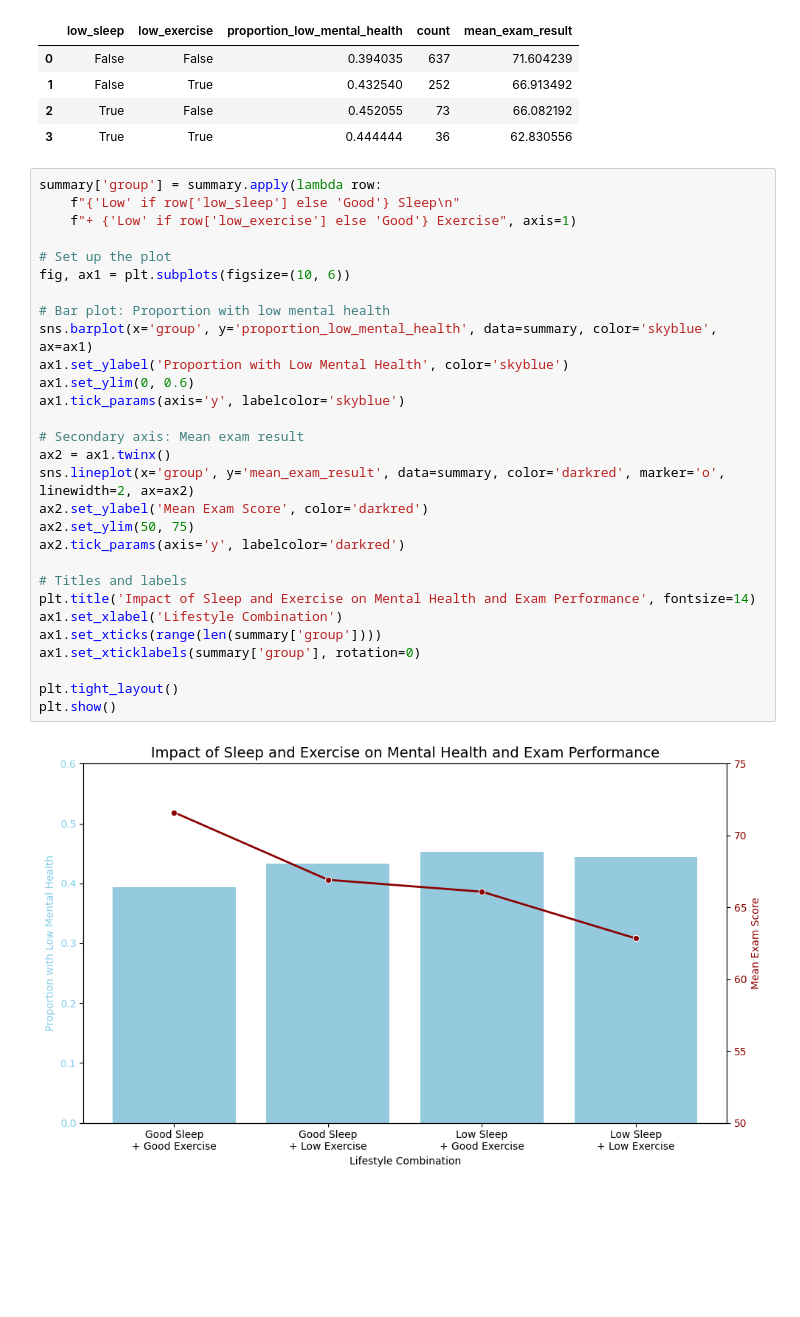
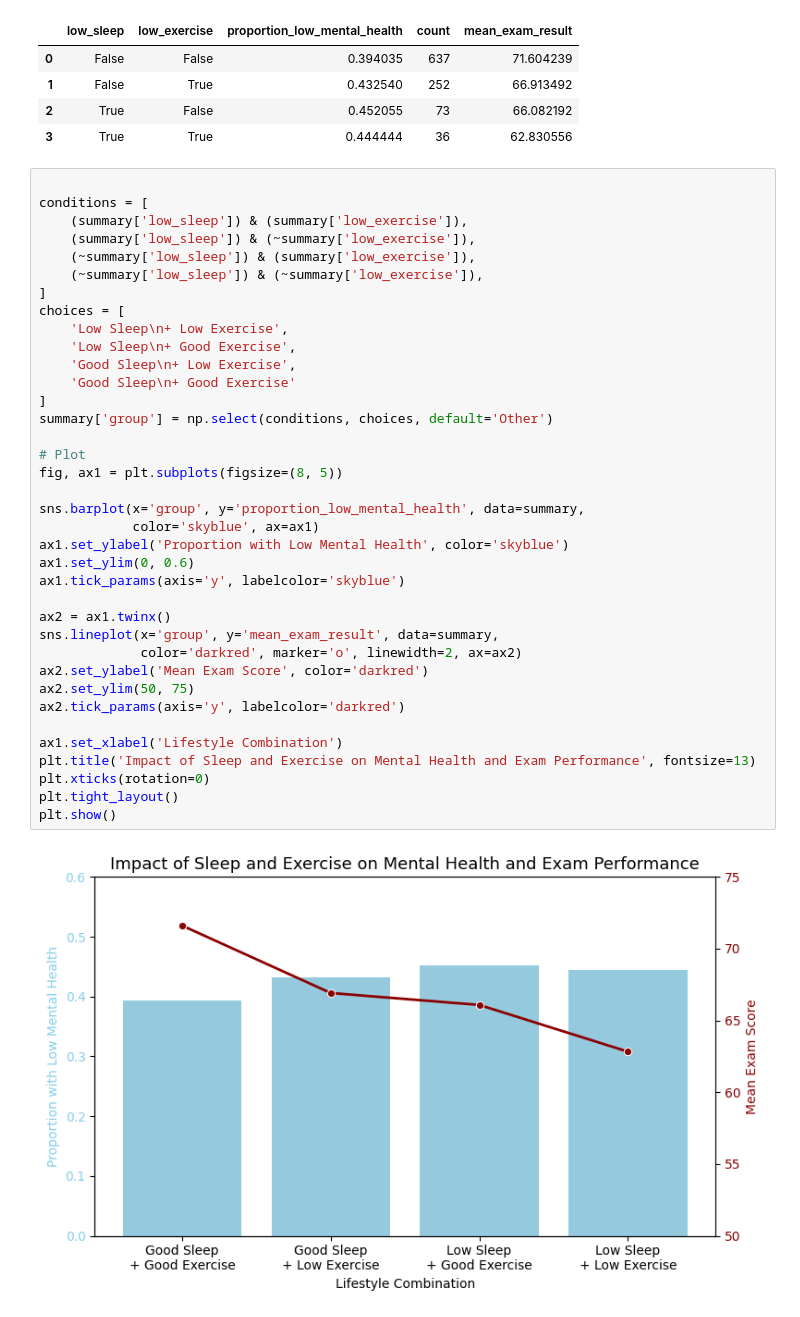
Before and after one commit to martyna-haliniak/visualisations_in_python, a Jupyter notebook: visualisations_task.ipynb, the cells around one changed output. Saved outputs shown, nothing was run; the diff lists cells and outputs as text; blank space fills up the shorter version.

```diff
--- a/visualisations_task.ipynb
+++ b/visualisations_task.ipynb
@@ -473,37 +479,45 @@ summary
 | 1 | False | True | 0.432540 | 252 | 66.913492 |
 | 2 | True | False | 0.452055 | 73 | 66.082192 |
 | 3 | True | True | 0.444444 | 36 | 62.830556 |
-# %%
-summary['group'] = summary.apply(lambda row:
-    f"{'Low' if row['low_sleep'] else 'Good'} Sleep\n"
-    f"+ {'Low' if row['low_exercise'] else 'Good'} Exercise", axis=1)
-
-# Set up the plot
-fig, ax1 = plt.subplots(figsize=(10, 6))
-
-# Bar plot: Proportion with low mental health
-sns.barplot(x='group', y='proportion_low_mental_health', data=summary, color='skyblue', ax=ax1)
-ax1.set_ylabel('Proportion with Low Mental Health', color='skyblue')
-ax1.set_ylim(0, 0.6)
-ax1.tick_params(axis='y', labelcolor='skyblue')
-
-# Secondary axis: Mean exam result
-ax2 = ax1.twinx()
-sns.lineplot(x='group', y='mean_exam_result', data=summary, color='darkred', marker='o', linewidth=2, ax=ax2)
-ax2.set_ylabel('Mean Exam Score', color='darkred')
-ax2.set_ylim(50, 75)
-ax2.tick_params(axis='y', labelcolor='darkred')
-
-# Titles and labels
-plt.title('Impact of Sleep and Exercise on Mental Health and Exam Performance', fontsize=14)
-ax1.set_xlabel('Lifestyle Combination')
-ax1.set_xticks(range(len(summary['group'])))
-ax1.set_xticklabels(summary['group'], rotation=0)
-
-plt.tight_layout()
-plt.show()
-# %% [output]
-[figure, removed]
+# %%
+
+conditions = [
+    (summary['low_sleep']) & (summary['low_exercise']),
+    (summary['low_sleep']) & (~summary['low_exercise']),
+    (~summary['low_sleep']) & (summary['low_exercise']),
+    (~summary['low_sleep']) & (~summary['low_exercise']),
+]
+choices = [
+    'Low Sleep\n+ Low Exercise',
+    'Low Sleep\n+ Good Exercise',
+    'Good Sleep\n+ Low Exercise',
+    'Good Sleep\n+ Good Exercise'
+]
+summary['group'] = np.select(conditions, choices, default='Other')
+
+# Plot
+fig, ax1 = plt.subplots(figsize=(8, 5))
+
+sns.barplot(x='group', y='proportion_low_mental_health', data=summary,
+            color='skyblue', ax=ax1)
+ax1.set_ylabel('Proportion with Low Mental Health', color='skyblue')
+ax1.set_ylim(0, 0.6)
+ax1.tick_params(axis='y', labelcolor='skyblue')
+
+ax2 = ax1.twinx()
+sns.lineplot(x='group', y='mean_exam_result', data=summary,
+             color='darkred', marker='o', linewidth=2, ax=ax2)
+ax2.set_ylabel('Mean Exam Score', color='darkred')
+ax2.set_ylim(50, 75)
+ax2.tick_params(axis='y', labelcolor='darkred')
+
+ax1.set_xlabel('Lifestyle Combination')
+plt.title('Impact of Sleep and Exercise on Mental Health and Exam Performance', fontsize=13)
+plt.xticks(rotation=0)
+plt.tight_layout()
+plt.show()
+# %% [output]
+[figure, added]
 # %% [markdown]
 ##### Conclusions
 
```
Also changed, not shown: parts of 8 cells of this notebook.
